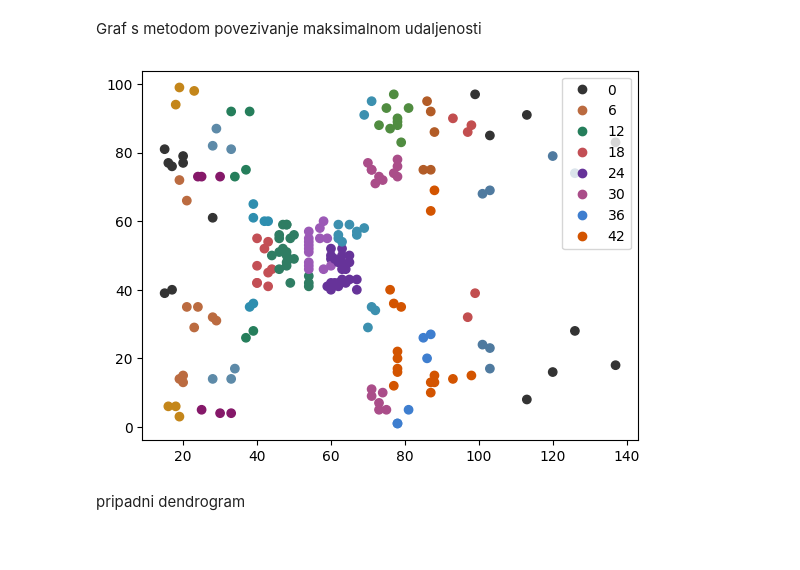
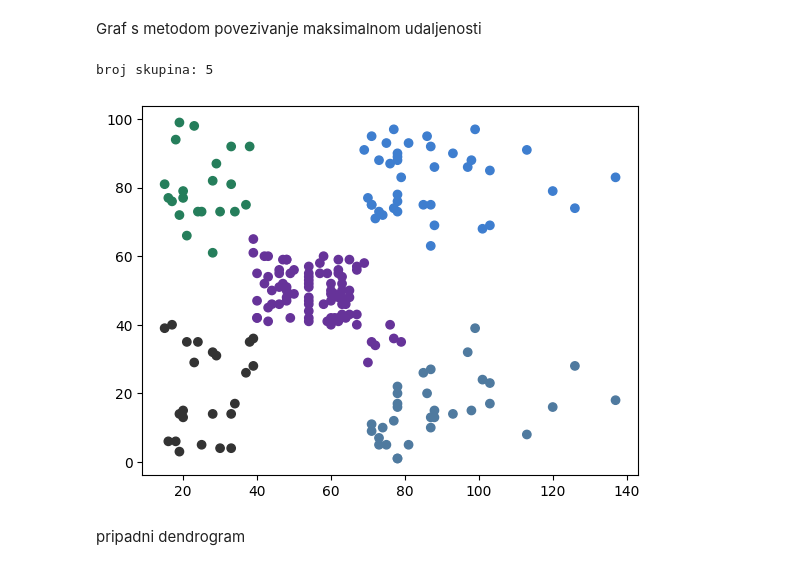
Before and after one commit to antoniamstr1/seminar-2, a Jupyter notebook: AnalizaMetGrupPodataka.ipynb, the cells around one changed output. Saved outputs shown, nothing was run; the diff lists cells and outputs as text; code cells hidden in the pictures.

```diff
--- a/AnalizaMetGrupPodataka.ipynb
+++ b/AnalizaMetGrupPodataka.ipynb
@@ -358,22 +362,25 @@ Graf s metodom povezivanje maksimalnom udaljenosti
 # %%
 colors = ListedColormap(['#333333',
     '#c4861a','#bb6b40','#851869','#5d8aa8','#257e5b','#2e8eaf','#c34f55',
     '#2f7d63','#9b59b6','#663399','#3c90af','#aa4d89','#508c40','#d35400','#3e7ecf','#b25c27','#d35400','#c24e4f',
     '#4f7a9f'])
-break_point_2 = 10
+break_point_2 = 70
 
 matrix_ah_2 = matrix_distances(df_2, 'AnnualIncome','SpendingScore')
 n_2 = len(matrix_ah_2)
 clusters_2,minimums_2 = matrix_minimization(matrix_ah_2,'complete')
 
 dendrogram_data_2 = dendogram(clusters_2, minimums_2)
+
+
 final_cl_2 = final_clusters(n_2,clusters_2,minimums_2,break_point_2)
+print('broj skupina:',len(set(final_cl_2)))
 scatter_2 = plt.scatter(df_2.AnnualIncome, df_2.SpendingScore, c=final_cl_2, cmap=colors)
 
-plt.legend(*scatter_2.legend_elements())
 plt.show()
 # %% [output]
+broj skupina: 5
-[figure, old version]
+[figure, new version]
 # %% [markdown]
 pripadni dendrogram
 # %%
```
Also changed, not shown: parts of 4 cells of this notebook.
